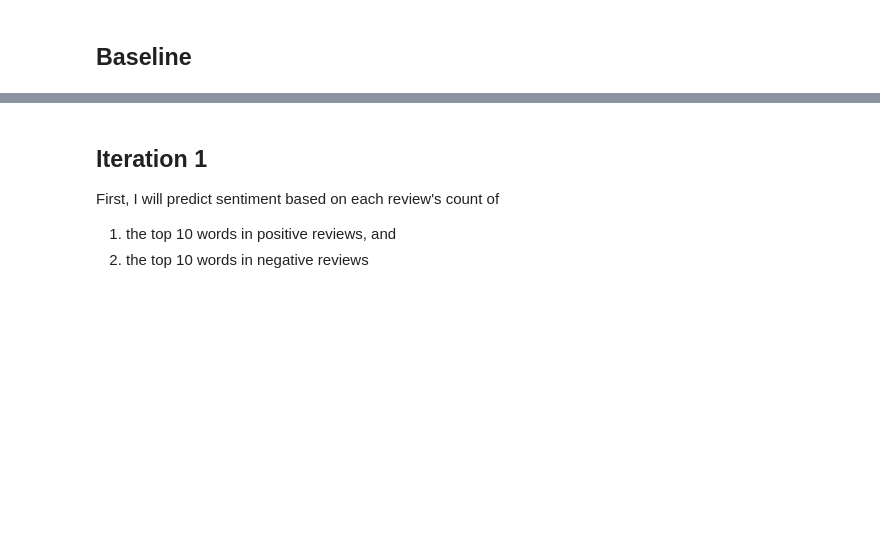
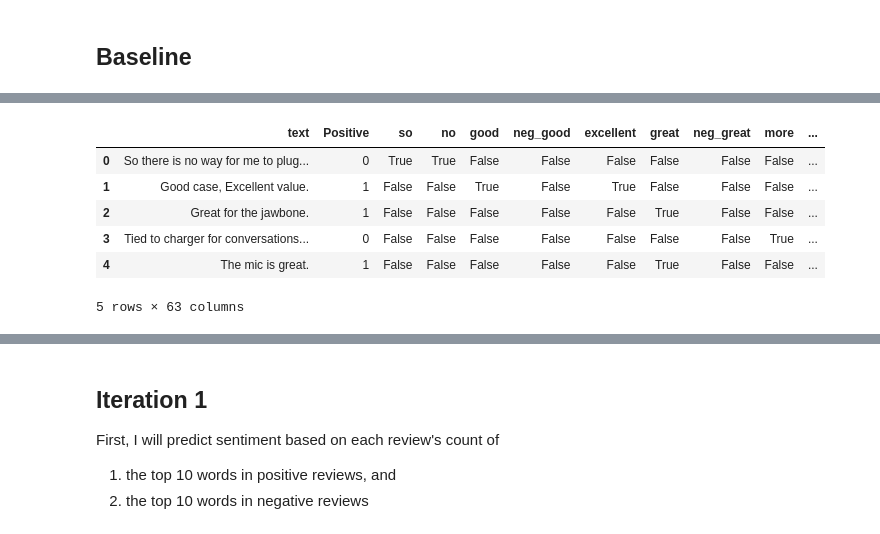
Before and after one commit to esthersweon/thinkful, a Jupyter notebook: main/unit_2/lesson_3_project_4-final.ipynb, the cells around one changed output, grey strips where cells are left out. Saved outputs shown, nothing was run; the diff lists cells and outputs as text; code cells hidden in the pictures; blank space fills up the shorter version.

```diff
--- a/main/unit_2/lesson_3_project_4-final.ipynb
+++ b/main/unit_2/lesson_3_project_4-final.ipynb
@@ -90,0 +144,34 @@ Baseline accuracy: 78.7%
+# %%
+df = pd.read_csv(data_path, delimiter= '\t', header=None)
+df.columns = ['text', 'Positive']
+negators = ["n't ", " couldnt ", " dont ", " doesnt ", " isnt ", " not ", " no ", " wouldnt "]
+
+for i, row in df.iterrows():
+    for key in keywords:
+        if str(key) in row['text'].lower():
+            has_negative = False
+
+            for negator in negators:
+                if (negator + str(key)) in row['text'].lower():
+                    has_negative = True
+
+            if has_negative:
+                df.at[i, key] = False
+                df.at[i, 'neg_' + str(key)] = True
+            else:
+                df.at[i, key] = True
+                df.at[i,'neg_' + key] = False
+        else:
+            df.at[i, key] = False
+            df.at[i, 'neg_' + key] = False
+
+df = df.loc[:, (df != False).any(axis=0)]
+df.head()
+# %% [output]
+|  | text | Positive | so | no | good | neg_good | excellent | great | neg_great | more | ... |
+| 0 | So there is no way for me to plug... | 0 | True | True | False | False | False | False | False | False | ... |
+| 1 | Good case, Excellent value. | 1 | False | False | True | False | True | False | False | False | ... |
+| 2 | Great for the jawbone. | 1 | False | False | False | False | False | True | False | False | ... |
+| 3 | Tied to charger for conversations... | 0 | False | False | False | False | False | False | False | True | ... |
+| 4 | The mic is great. | 1 | False | False | False | False | False | True | False | False | ... |
+5 rows × 63 columns
```
Also changed, not shown: parts of 14 cells of this notebook, 1 other file.
